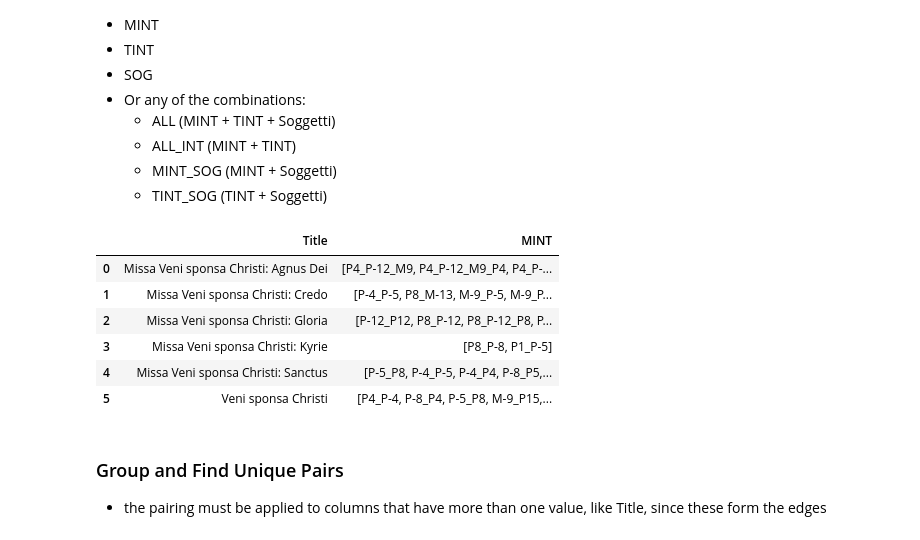
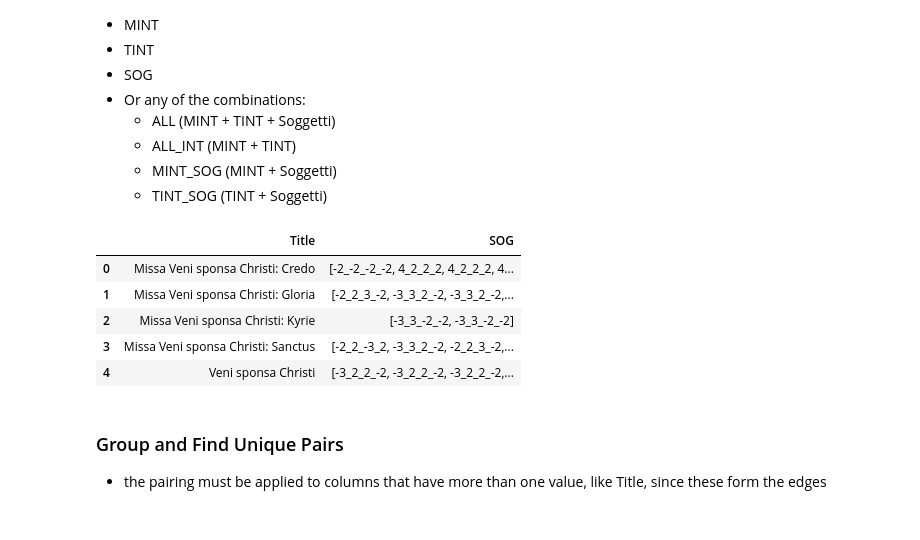
Before and after one commit to RichardFreedman/CRIM_JHUB, a Jupyter notebook: CRIM_05b_Presentation_Types_Network.ipynb, the cells around one changed output. Saved outputs shown, nothing was run; the diff lists cells and outputs as text; code cells hidden in the pictures.

Commit message:
final NB updates for CRIM@Tours

```diff
--- a/CRIM_05b_Presentation_Types_Network.ipynb
+++ b/CRIM_05b_Presentation_Types_Network.ipynb
@@ -65,8 +65,8 @@ piece_list = ['CRIM_Model_0019',
              'CRIM_Mass_0019_1',
              'CRIM_Mass_0019_2',
              'CRIM_Mass_0019_3',
-             'CRIM_Mass_0019_4',
-             'CRIM_Mass_0019_5']
+             'CRIM_Mass_0019_4']
+#              'CRIM_Mass_0019_5']
 
 suffix = '.mei'
 # %%
@@ -185,16 +178,15 @@ final.head()
     * TINT_SOG (TINT + Soggetti)
 # %%
 
-output_grouped = final.groupby('Title')['MINT'].apply(list).reset_index()
+output_grouped = final.groupby('Title')['SOG'].apply(list).reset_index()
 output_grouped
 # %% [output]
-|  | Title | MINT |
-| 0 | Missa Veni sponsa Christi: Agnus Dei | [P4_P-12_M9, P4_P-12_M9_P4, P4_P-... |
-| 1 | Missa Veni sponsa Christi: Credo | [P-4_P-5, P8_M-13, M-9_P-5, M-9_P... |
-| 2 | Missa Veni sponsa Christi: Gloria | [P-12_P12, P8_P-12, P8_P-12_P8, P... |
-| 3 | Missa Veni sponsa Christi: Kyrie | [P8_P-8, P1_P-5] |
-| 4 | Missa Veni sponsa Christi: Sanctus | [P-5_P8, P-4_P-5, P-4_P4, P-8_P5,... |
-| 5 | Veni sponsa Christi | [P4_P-4, P-8_P4, P-5_P8, M-9_P15,... |
+|  | Title | SOG |
+| 0 | Missa Veni sponsa Christi: Credo | [-2_-2_-2_-2, 4_2_2_2, 4_2_2_2, 4... |
+| 1 | Missa Veni sponsa Christi: Gloria | [-2_2_3_-2, -3_3_2_-2, -3_3_2_-2,... |
+| 2 | Missa Veni sponsa Christi: Kyrie | [-3_3_-2_-2, -3_3_-2_-2] |
+| 3 | Missa Veni sponsa Christi: Sanctus | [-2_2_-3_2, -3_3_2_-2, -2_2_3_-2,... |
+| 4 | Veni sponsa Christi | [-3_2_2_-2, -3_2_2_-2, -3_2_2_-2,... |
 # %% [markdown]
 ### Group and Find Unique Pairs
 
```
Also changed, not shown: parts of 6 cells of this notebook, 11 other files.
